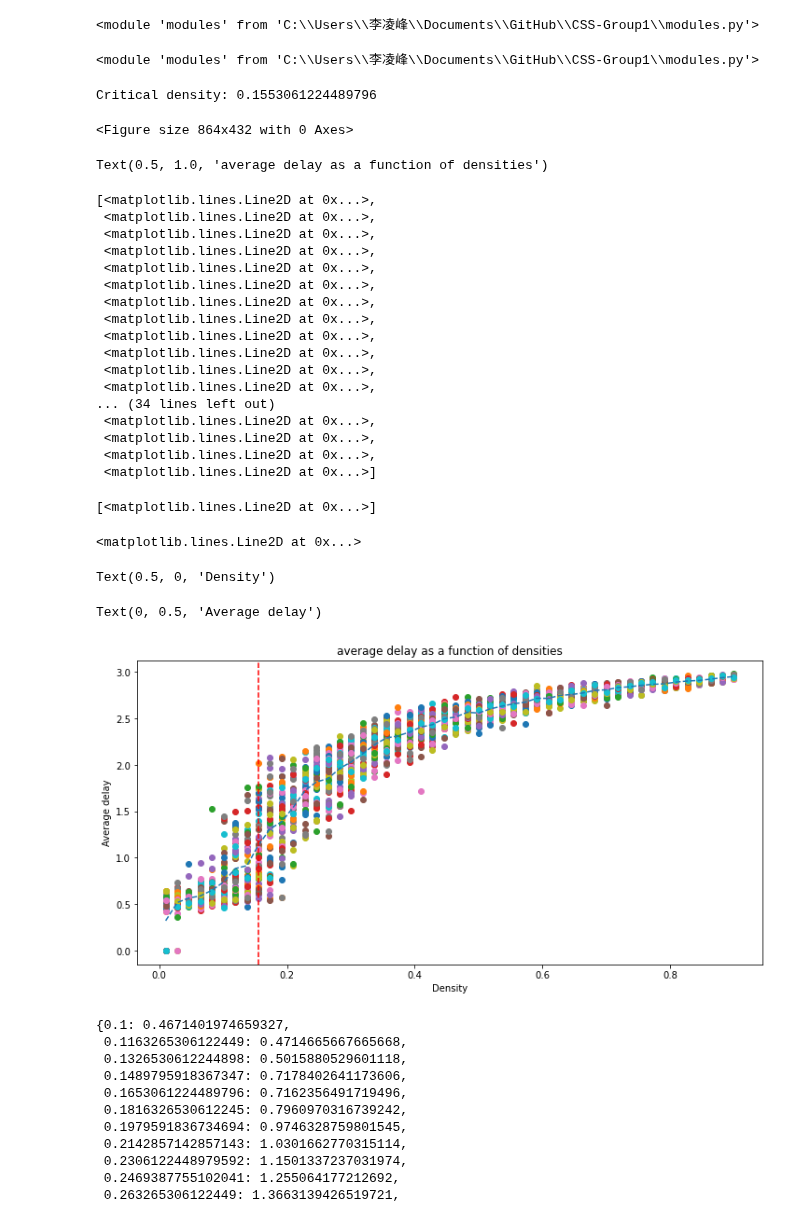
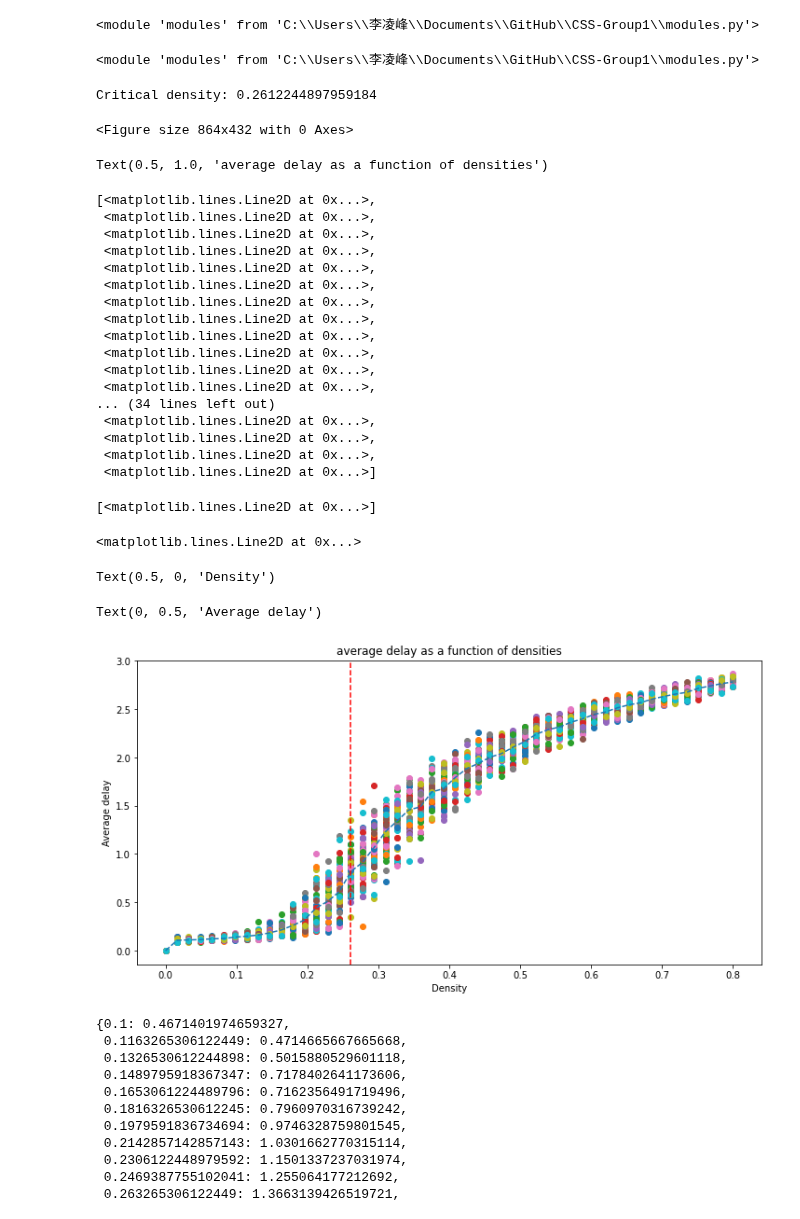
Before and after one commit to ThomasTenDamme/CSS-Group1, a Jupyter notebook: nb_lingfeng_version.ipynb, the cells around one changed output. Saved outputs shown, nothing was run; the diff lists cells and outputs as text; code cells hidden in the pictures.

```diff
--- a/nb_lingfeng_version.ipynb
+++ b/nb_lingfeng_version.ipynb
@@ -213,13 +216,14 @@ Delay: 33
 # %%
 importlib.reload(modules)
+import sys
 from modules import run_model_stochastic
 from modules import calculate_flow_nasch
-
-p = np.linspace(0, 0.9, 50)
-L = 100
+sys.setrecursionlimit(5000000)
+p = np.linspace(0, 0.8, 50)
+L = 300
 T = int(L / 2)
 n = 50
-p_slowdown = 0.5
+p_slowdown = 0.1
 v_max = 3
 
 total_flows_per_density = dict()
@@ -475,15 +479,16 @@ importlib.reload(modules)
 <module 'modules' from 'C:\\Users\\李凌峰\\Documents\\GitHub\\CSS-Group1\\modules.py'>
 # %%
 importlib.reload(modules)
+import sys
 from modules import run_model_stochastic
 from modules import  calculate_delay_nasch
+sys.setrecursionlimit(5000000)
 
-
-p = np.linspace(0.01, 0.9, 50)
-L = 100
+p = np.linspace(0, 0.8, 50)
+L = 300
 T = int(L / 2)
 n = 50
-p_slowdown = 0.5
+p_slowdown = 0.1
 v_max = 3
 
 total_delays_per_density = dict()
@@ -521,35 +526,35 @@ plt.plot(total_delays_per_density.keys(), [np.mean(delays) for delays in total_d
 plt.axvline(x=critical_density, color='red', linestyle='--')
 
 plt.xlabel('Density')
 plt.ylabel('Average delay')
 plt.show()
 # %% [output]
 <module 'modules' from 'C:\\Users\\李凌峰\\Documents\\GitHub\\CSS-Group1\\modules.py'>
-Critical density: 0.1553061224489796
+Critical density: 0.2612244897959184
 <Figure size 864x432 with 0 Axes>
 Text(0.5, 1.0, 'average delay as a function of densities')
 [<matplotlib.lines.Line2D at 0x...>,
  <matplotlib.lines.Line2D at 0x...>,
  <matplotlib.lines.Line2D at 0x...>,
  <matplotlib.lines.Line2D at 0x...>,
  <matplotlib.lines.Line2D at 0x...>,
  <matplotlib.lines.Line2D at 0x...>,
  <matplotlib.lines.Line2D at 0x...>,
  <matplotlib.lines.Line2D at 0x...>,
  <matplotlib.lines.Line2D at 0x...>,
  <matplotlib.lines.Line2D at 0x...>,
  <matplotlib.lines.Line2D at 0x...>,
  <matplotlib.lines.Line2D at 0x...>,
 ... (34 lines left out)
  <matplotlib.lines.Line2D at 0x...>,
  <matplotlib.lines.Line2D at 0x...>,
  <matplotlib.lines.Line2D at 0x...>,
  <matplotlib.lines.Line2D at 0x...>]
 [<matplotlib.lines.Line2D at 0x...>]
 <matplotlib.lines.Line2D at 0x...>
 Text(0.5, 0, 'Density')
 Text(0, 0.5, 'Average delay')
-[figure, old version]
+[figure, new version]
 # %%
 mean_total_delays_per_density
 df = pd.DataFrame(list(mean_total_delays_per_density.items()), columns=['Density', 'Average_Delay'])
```
Also changed, not shown: parts of 2 cells of this notebook.
